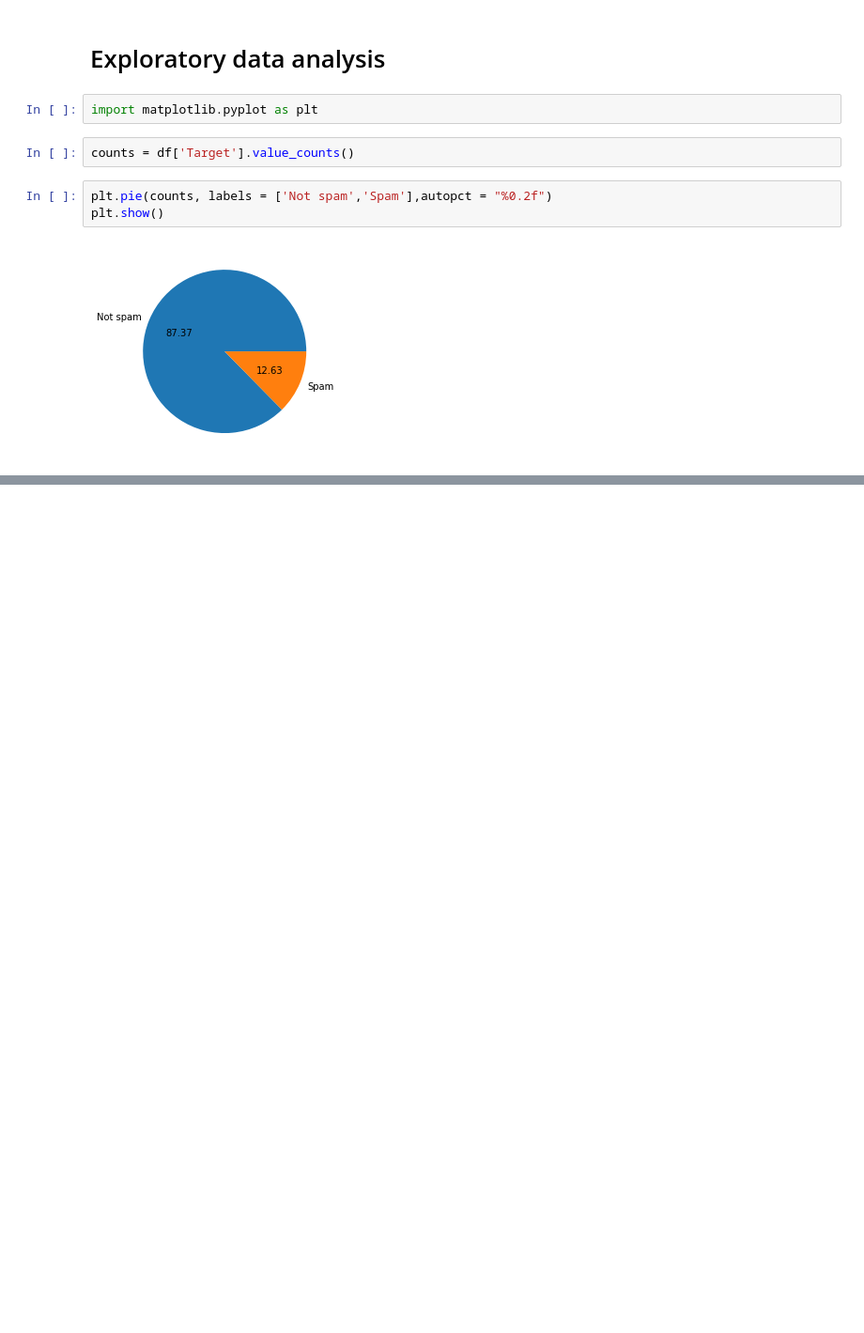
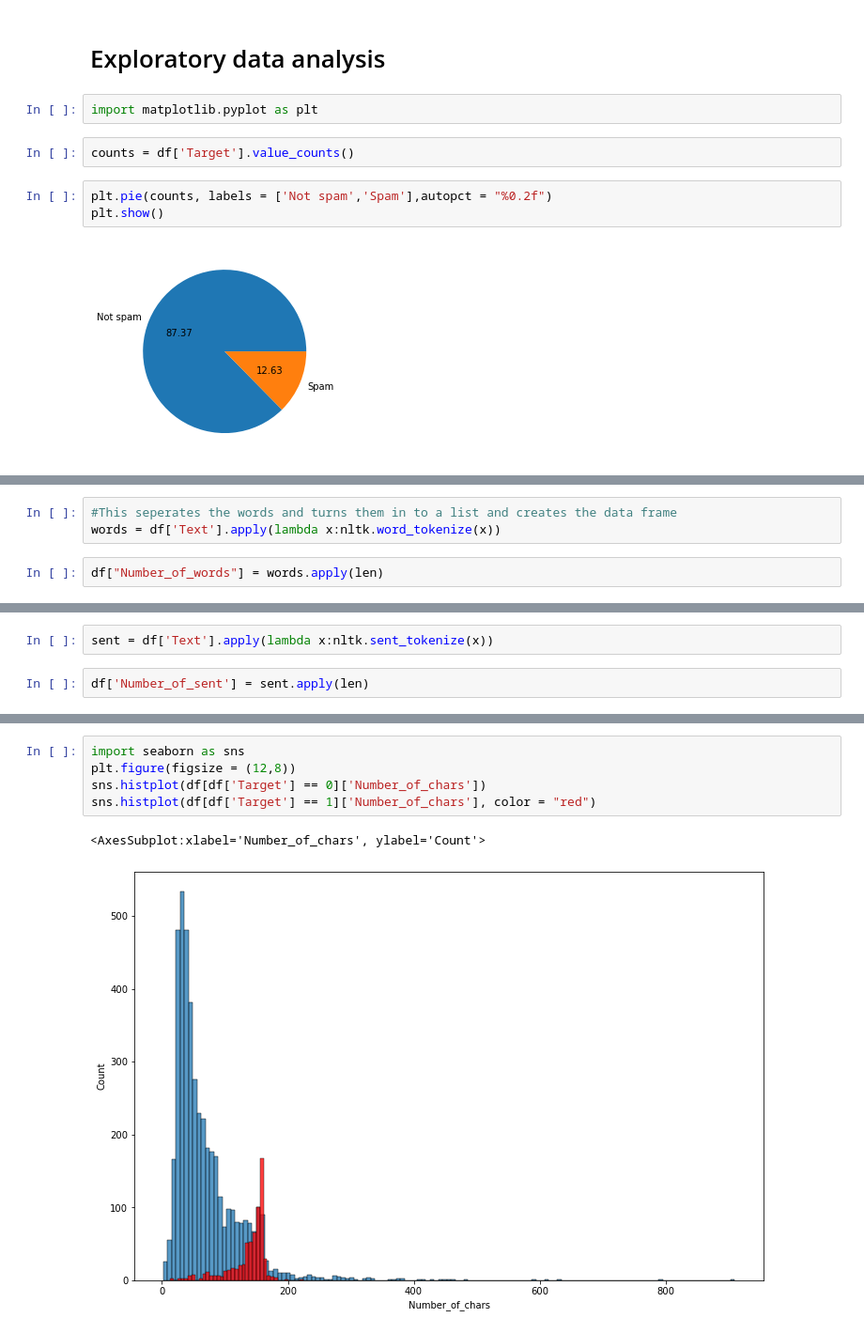
Before and after one commit to Soham2402/Spam_SMS-Email_Classifier, a Jupyter notebook: Email sms classifier.ipynb, the cells around one changed output, grey strips where cells are left out. Shown: that part at 94% size. Cells and saved outputs as stored; diff of their text form; blank space fills up the shorter version.

Commit message:
Exploratory data analysis done

```diff
--- a/Email sms classifier.ipynb
+++ b/Email sms classifier.ipynb
@@ -135,0 +166,5 @@ plt.show()
+# %%
+#This seperates the words and turns them in to a list and creates the data frame
+words = df['Text'].apply(lambda x:nltk.word_tokenize(x))
+# %%
+df["Number_of_words"] = words.apply(len)
@@ -135,0 +185,4 @@ plt.show()
+# %%
+sent = df['Text'].apply(lambda x:nltk.sent_tokenize(x))
+# %%
+df['Number_of_sent'] = sent.apply(len)
@@ -135,0 +239,8 @@ plt.show()
+# %%
+import seaborn as sns
+plt.figure(figsize = (12,8))
+sns.histplot(df[df['Target'] == 0]['Number_of_chars'])
+sns.histplot(df[df['Target'] == 1]['Number_of_chars'], color = "red")
+# %% [output]
+<AxesSubplot:xlabel='Number_of_chars', ylabel='Count'>
+[figure, added]
```
Also changed, not shown: parts of 15 cells of this notebook.
